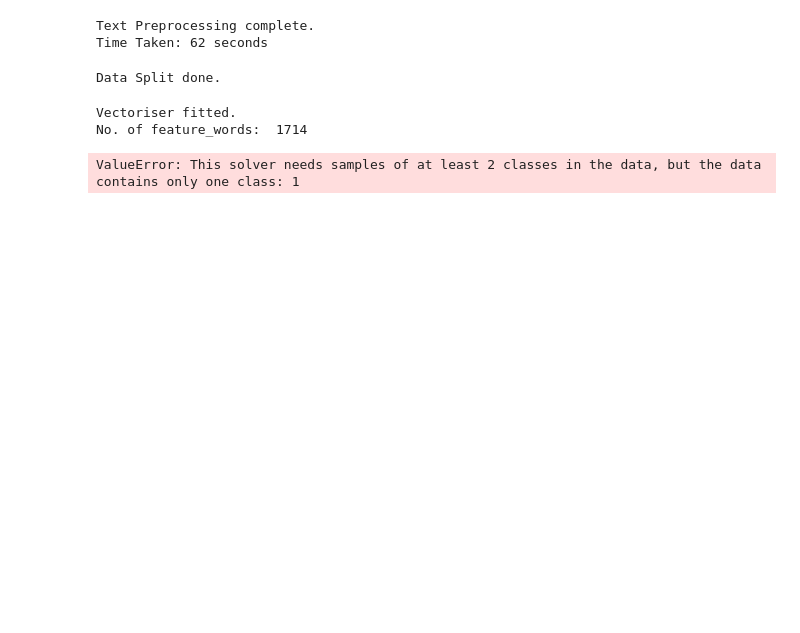
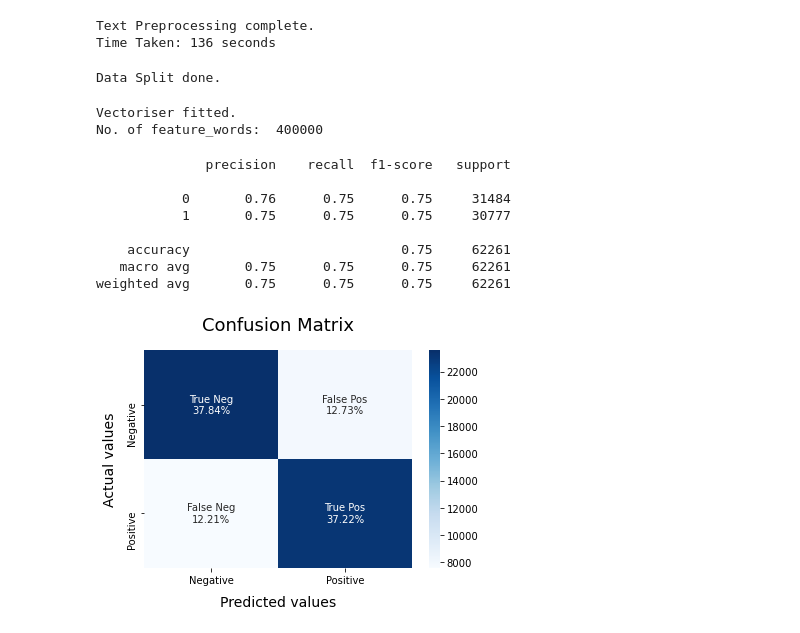
Before and after one commit to Kelvin-Arellano/Web_scrap_API, a Jupyter notebook: dask.ipynb, the cells around one changed output. Saved outputs shown, nothing was run; the diff lists cells and outputs as text; code cells hidden in the pictures; blank space fills up the shorter version.

```diff
--- a/dask.ipynb
+++ b/dask.ipynb
@@ -23,6 +24,6 @@ ModuleNotFoundError: No module named 'dask_saturn'
 # %%
-neg = dd.read_csv('./data/possitive_case.csv')
-pos = dd.read_csv('./data/negative_case.csv')
+pos = pd.read_csv('./data/possitive_case.csv')
+neg = pd.read_csv('./data/negative_case.csv')
 # %%
 neg_columns = ['Unnamed: 0','marketplace','star_rating','helpful_votes','total_votes','verified_purchase','review_headline','review_date','product_title']
 # %%
@@ -38,3 +37,5 @@ joined = pos_reviews_df.merge(neg_reviews_df)
+# %%
+joined = pd.concat(join)
 # %%
 joined = joined.dropna()
 # %%
@@ -80,7 +81,7 @@ print(f'Text Preprocessing complete.')
 print(f'Time Taken: {round(time.time()-t)} seconds')
 # %% [output]
 Text Preprocessing complete.
-Time Taken: 62 seconds
+Time Taken: 136 seconds
 # %%
 X_train, X_test, y_train, y_test = train_test_split(text, status,
                                                     test_size = 0.2, random_state = 0,shuffle=True)
@@ -95,7 +96,7 @@ print(f'Vectoriser fitted.')
 print('No. of feature_words: ', len(vectoriser.get_feature_names()))
 # %% [output]
 Vectoriser fitted.
-No. of feature_words:  1714
+No. of feature_words:  400000
 # %%
 def model_Evaluate(model):
 
@@ -122,11 +123,19 @@ def model_Evaluate(model):
     plt.ylabel("Actual values"   , fontdict = {'size':14}, labelpad = 10)
     plt.title ("Confusion Matrix", fontdict = {'size':18}, pad = 20)
 # %%
-LogModel = LogisticRegression()
+LogModel = LogisticRegression(max_iter=1000)
 LogModel.fit(X_train, y_train)
 model_Evaluate(LogModel)
 # %% [output]
-ValueError: This solver needs samples of at least 2 classes in the data, but the data contains only one class: 1
+              precision    recall  f1-score   support
+
+           0       0.76      0.75      0.75     31484
+           1       0.75      0.75      0.75     30777
+
+    accuracy                           0.75     62261
+   macro avg       0.75      0.75      0.75     62261
+weighted avg       0.75      0.75      0.75     62261
+[figure, added]
 # %%
 client = Client()
 # %% [output]
```
Also changed, not shown: parts of 5 cells of this notebook, 8 other files.
